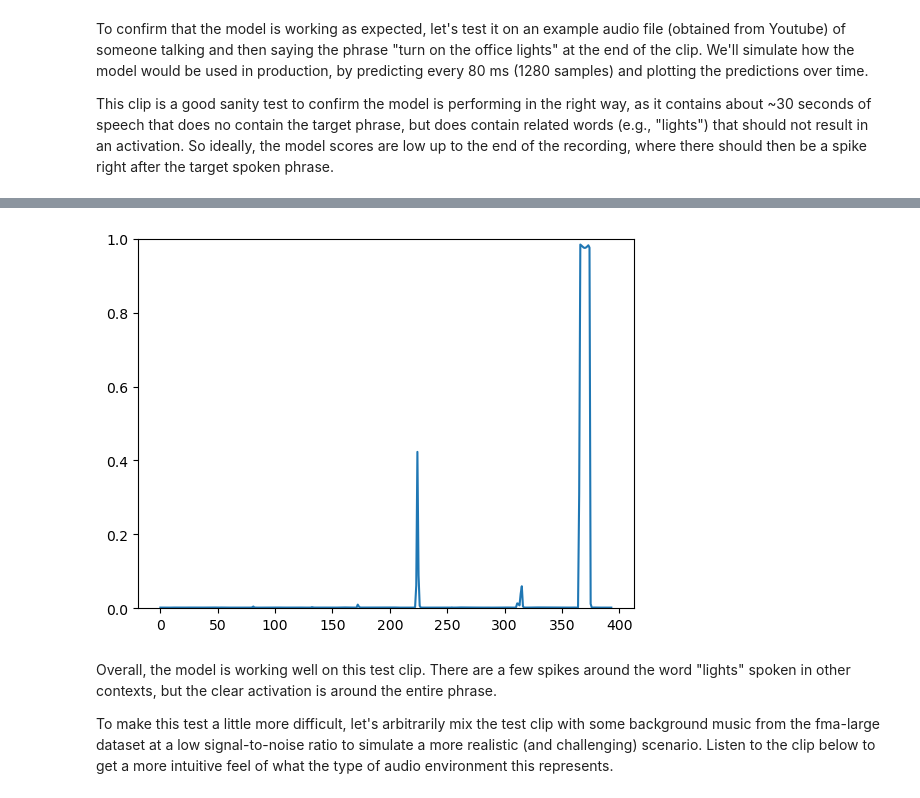
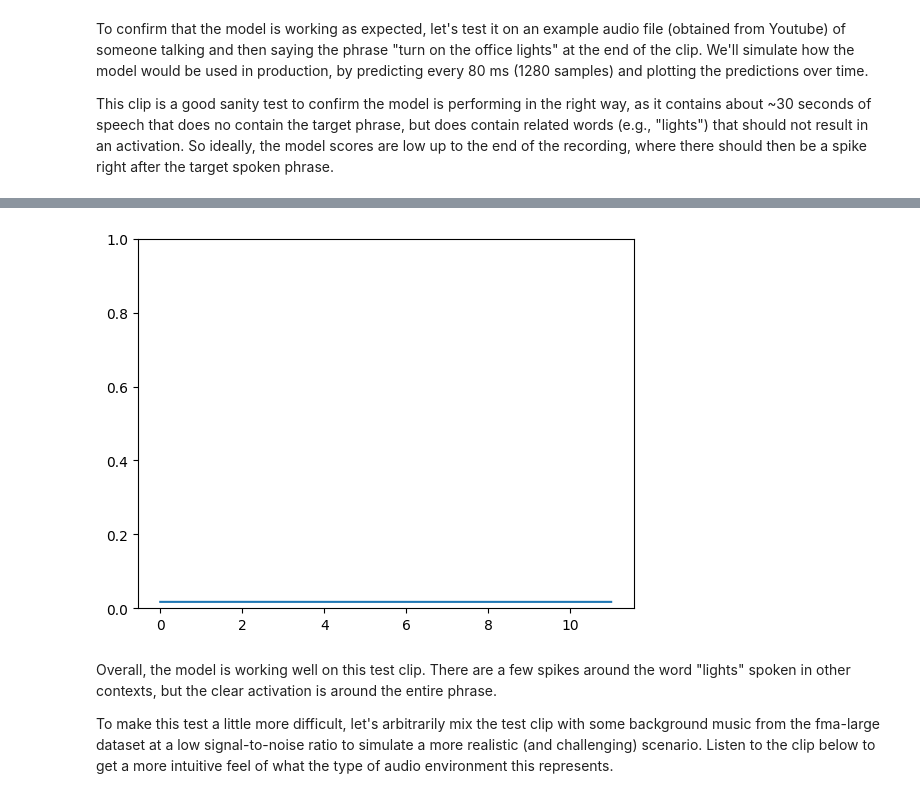
Before and after one commit to Willy8m/openWakeWord, a Jupyter notebook: notebooks/training_models.ipynb, the cells around one changed output, grey strips where cells are left out. Cells and saved outputs as stored; diff of their text form; code cells hidden in the pictures.

```diff
--- a/notebooks/training_models.ipynb
+++ b/notebooks/training_models.ipynb
@@ -203,7 +313,7 @@ ipd.display(ipd.Audio(mixed_clips[0], rate=16000, normalize=True, autoplay=False
 N_total = len(positive_clips) # maximum number of rows in mmap file
 n_feature_cols = F.get_embedding_shape(total_length_seconds)
 
-output_file = "turn_on_the_office_lights_features.npy"
+output_file = "alexa.npy"
 output_array_shape = (N_total, n_feature_cols[0], n_feature_cols[1])
 
 fp = open_memmap(output_file, mode='w+', dtype=np.float32, shape=output_array_shape)
@@ -223,6 +333,8 @@ for batch in tqdm(mixing_generator, total=N_total//batch_size):
     if row_counter >= N_total:
         break
 
+del fp
+
 # Trip empty rows from the mmapped array
 openwakeword.data.trim_mmap(output_file)
 # %% [markdown]
@@ -237,7 +349,7 @@ At this point, you are free to use any type of model that you like, but in pract
 # Load the data prepared in previous steps (it's small enough to load entirely in memory)
 
 negative_features = np.load("negative_features.npy")
-positive_features = np.load("turn_on_the_office_lights_features.npy")
+positive_features = np.load("alexa.npy")
 
 X = np.vstack((negative_features, positive_features))
 y = np.array([0]*len(negative_features) + [1]*len(positive_features)).astype(np.float32)[...,None]
@@ -280,6 +405,8 @@ for i in tqdm(range(n_epochs), total=n_epochs):
     for batch in training_data:
         # Get data for batch
         x, y = batch[0], batch[1]
+        # print()
+        # print(x.shape, y.shape)
 
         # Get weights for classes, and assign 10x higher weight to negative class
         # to help the model learn to not have too many false-positives
@@ -301,9 +428,19 @@ for i in tqdm(range(n_epochs), total=n_epochs):
         # Log metrics
         history['loss'].append(float(loss.detach().numpy()))
 
+        # print(predictions.flatten()[y.flatten() == 1] >= 0.5)
+        # print(predictions.flatten()[y.flatten() == 1] < 0.5)
+
         tp = sum(predictions.flatten()[y.flatten() == 1] >= 0.5)
         fn = sum(predictions.flatten()[y.flatten() == 1] < 0.5)
-        history['recall'].append(float(tp/(tp+fn).detach().numpy()))
+
+        if type(tp) != torch.Tensor or type(fn) != torch.Tensor:
+            history['recall'].append(np.array(0))
+        else:
+            history['recall'].append(float(tp/(tp+fn).detach().numpy()))
+        # print(type(tp), type(fn))
+
+        # history['recall'].append(float(tp/(tp+fn).detach().numpy()))
 # %%
 # Plot training metrics
 
@@ -321,3 +458,13 @@ plt.ylim(0,1)
 To confirm that the model is working as expected, let's test it on an example audio file (obtained from Youtube) of someone talking and then saying the phrase "turn on the office lights" at the end of the clip. We'll simulate how the model would be used in production, by predicting every 80 ms (1280 samples) and plotting the predictions over time.
 
 This clip is a good sanity test to confirm the model is performing in the right way, as it contains about ~30 seconds of speech that does no contain the target phrase, but does contain related words (e.g., "lights") that should not result in an activation. So ideally, the model scores are low up to the end of the recording, where there should then be a spike right after the target spoken phrase.
+# %%
+import librosa
+sr, alexa_example = scipy.io.wavfile.read("data/audios_alexa/output/trimmed_AbrilNeural0.wav")
+sr, background_noise = scipy.io.wavfile.read("data/NEGATIVE/fma_sample/000144.wav")
+
+dat = background_noise[:48000] / 9
+dat[12000:12000+alexa_example.size] += alexa_example
+dat = dat.astype(np.int16)
+
+ipd.display(ipd.Audio(dat, rate=16000, normalize=True, autoplay=False))
@@ -324,22 +473,22 @@ This clip is a good sanity test to confirm the model is performing in the right
 # %%
 # Load data
-sr, dat = scipy.io.wavfile.read("training_tutorial_data/turn_on_the_office_lights_test_clip.wav")
+# sr, dat = scipy.io.wavfile.read("data/audios_alexa/AbrilNeural0.wav")
 
 # Pre-compute audio features using helper function
 features = F._get_embeddings(dat)
 
 # Get predictions for each window
 scores = []
-for i in tqdm(range(0, features.shape[0]-28)): # 28 is the number of timestep frames for this model
-    window = features[i:i+28][None,]
+for i in tqdm(range(0, features.shape[0]-16)): # the number of timestep frames for this model
+    window = features[i:i+16][None,]
     with torch.no_grad():
         scores.append(float(fcn(torch.from_numpy(window)).detach().numpy()))
 
 plt.figure()
 _ = plt.plot(scores)
 _ = plt.ylim(0,1)
 # %% [output]
-[figure, old version]
+[figure, new version]
 # %% [markdown]
 Overall, the model is working well on this test clip. There are a few spikes around the word "lights" spoken in other contexts, but the clear activation is around the entire phrase.
 
```
Also changed, not shown: parts of 39 cells of this notebook, 17 other files.
